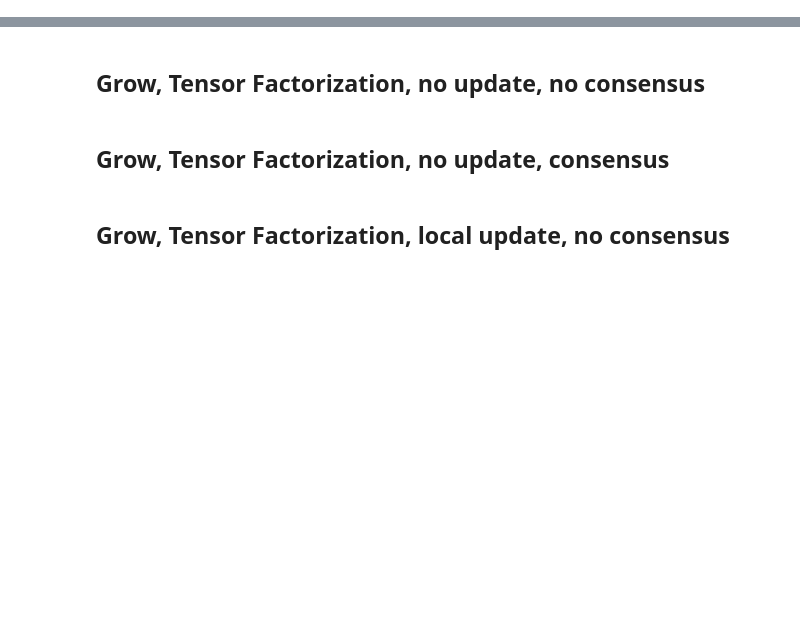
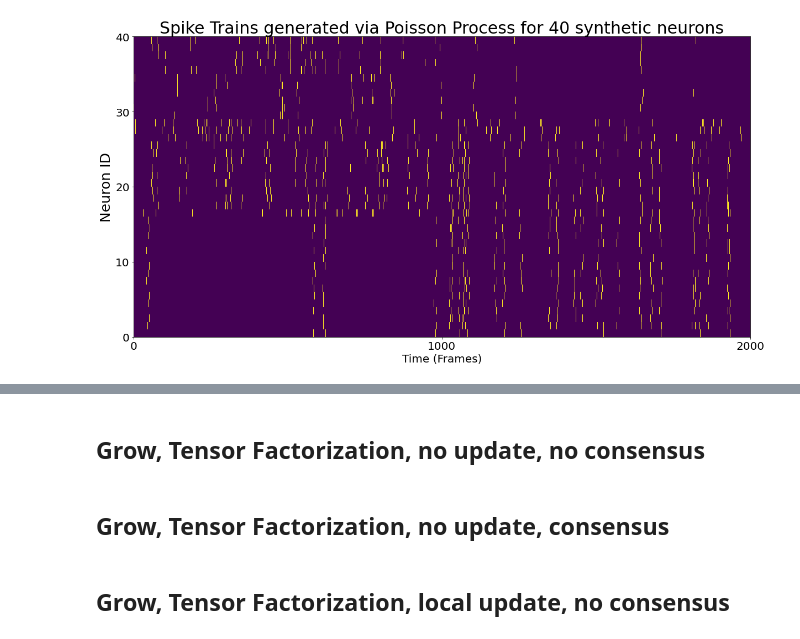
Before and after one commit to ulgenklc/temporal_network_analysis, a Jupyter notebook: Base_Classes/Temporal_Community_Detection_temp.ipynb, the cells around one changed output, grey strips where cells are left out. Saved outputs shown, nothing was run; the diff lists cells and outputs as text; code cells hidden in the pictures; blank space fills up the shorter version.

```diff
--- a/Base_Classes/Temporal_Community_Detection_temp.ipynb
+++ b/Base_Classes/Temporal_Community_Detection_temp.ipynb
@@ -862,23 +937,25 @@ from helpers import *
 # %%
 comms1 = 6
 comms2 = 3
 
 layers = 2
 
-fixed_size = [int(abs(np.random.normal(30,10))*1/2) for i in range(comms1)]
+fixed_size = [int(abs(np.random.normal(20,10))*1/2) for i in range(comms1)]
 
 comm_sizes = [fixed_size, #layer1 community sizes
               [fixed_size[0]+fixed_size[1]+fixed_size[2],fixed_size[3],fixed_size[4]+fixed_size[5]]] #layer2 community sizes
 spike_rates = [[int(abs(np.random.normal(20,8))) for i in range(comms1)],#spikerates of the respective communities in layer5
               [int(abs(np.random.normal(20,8))) for i in range(comms2)]]#spikerates of the respective communities in layer6
 
 window_size = 1000 # size, in frames, each adjacency matrix correspond to. better to be equal to bin_size
 standard_dev = 1.2 # for gaussian kernel
 k = 5 #for jittering the spikes
 pad = True
 num_neurons = int(sum(comm_sizes[0]))
 
 spikes = create_time_series('merge', comm_sizes, spike_rates)
+# %% [output]
+[figure, added]
 # %%
 layers = 7
 standard_dev = 1.2
```
Also changed, not shown: parts of 12 cells of this notebook, 2 other files.
